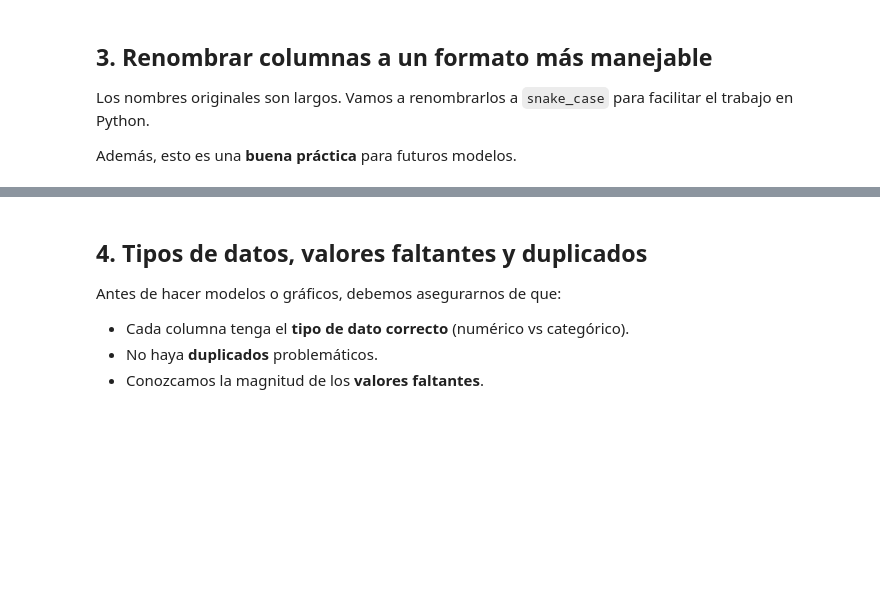
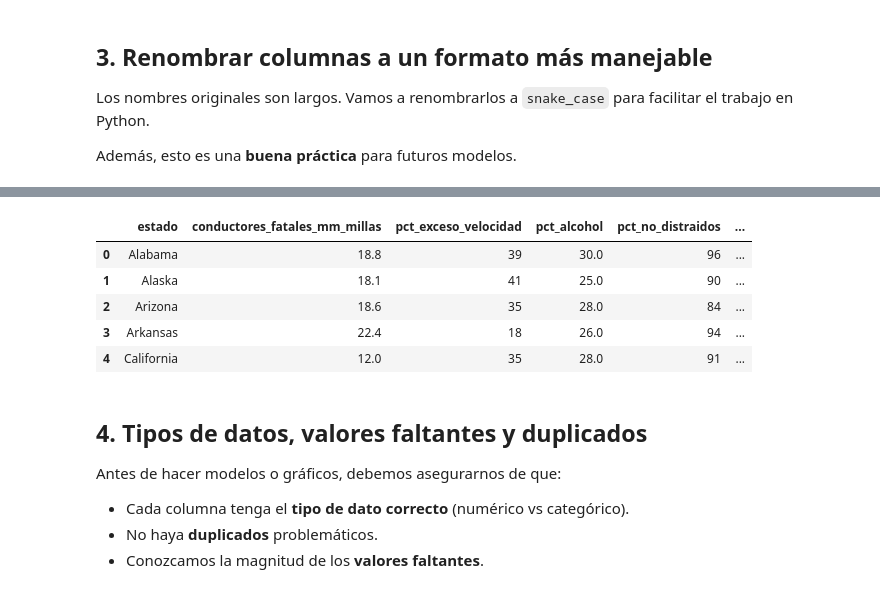
Before and after one commit to Felipe-static/curso_ia, a Jupyter notebook: Sesion_1/Jupyter_ses_1.ipynb, the cells around one changed output, grey strips where cells are left out. Drawn from its saved outputs; the diff is of its cells as text; code cells hidden in the pictures; blank space fills up the shorter version.

```diff
--- a/Sesion_1/Jupyter_ses_1.ipynb
+++ b/Sesion_1/Jupyter_ses_1.ipynb
@@ -143,3 +120,29 @@ df.head()
+# %%
+# Diccionario de renombre de columnas
+
+rename_dict = {
+    "Estado": "estado",
+    "Número de conductores involucrados en colisiones fatales por cada mil millones de millas": "conductores_fatales_mm_millas",
+    "Porcentaje de conductores involucrados en colisiones fatales con exceso de velocidad": "pct_exceso_velocidad",
+    "Porcentaje de conductores involucrados en colisiones fatales bajo la influencia del alcohol": "pct_alcohol",
+    "Porcentaje de conductores involucrados en colisiones fatales que no estaban distraídos": "pct_no_distraidos",
+    "Porcentaje de conductores involucrados en colisiones fatales que no habían estado involucrados en accidentes previos": "pct_sin_accidentes_previos",
+    "Primas de seguro de automóvil ($)": "primas_seguro",
+    "Pérdidas incurridas por las compañías de seguros por colisiones por conductor asegurado ($)": "perdidas_por_conductor",
+}
+
+# Aplicar el cambio
+df = df.rename(columns=rename_dict)
+
+# Verificar
+df.head()
+# %% [output]
+|  | estado | conductores_fatales_mm_millas | pct_exceso_velocidad | pct_alcohol | pct_no_distraidos | ... |
+| 0 | Alabama | 18.8 | 39 | 30.0 | 96 | ... |
+| 1 | Alaska | 18.1 | 41 | 25.0 | 90 | ... |
+| 2 | Arizona | 18.6 | 35 | 28.0 | 84 | ... |
+| 3 | Arkansas | 22.4 | 18 | 26.0 | 94 | ... |
+| 4 | California | 12.0 | 35 | 28.0 | 91 | ... |
 # %% [markdown]
 ## 4. Tipos de datos, valores faltantes y duplicados
 
```
Also changed, not shown: parts of 21 cells of this notebook, 3 other files.
